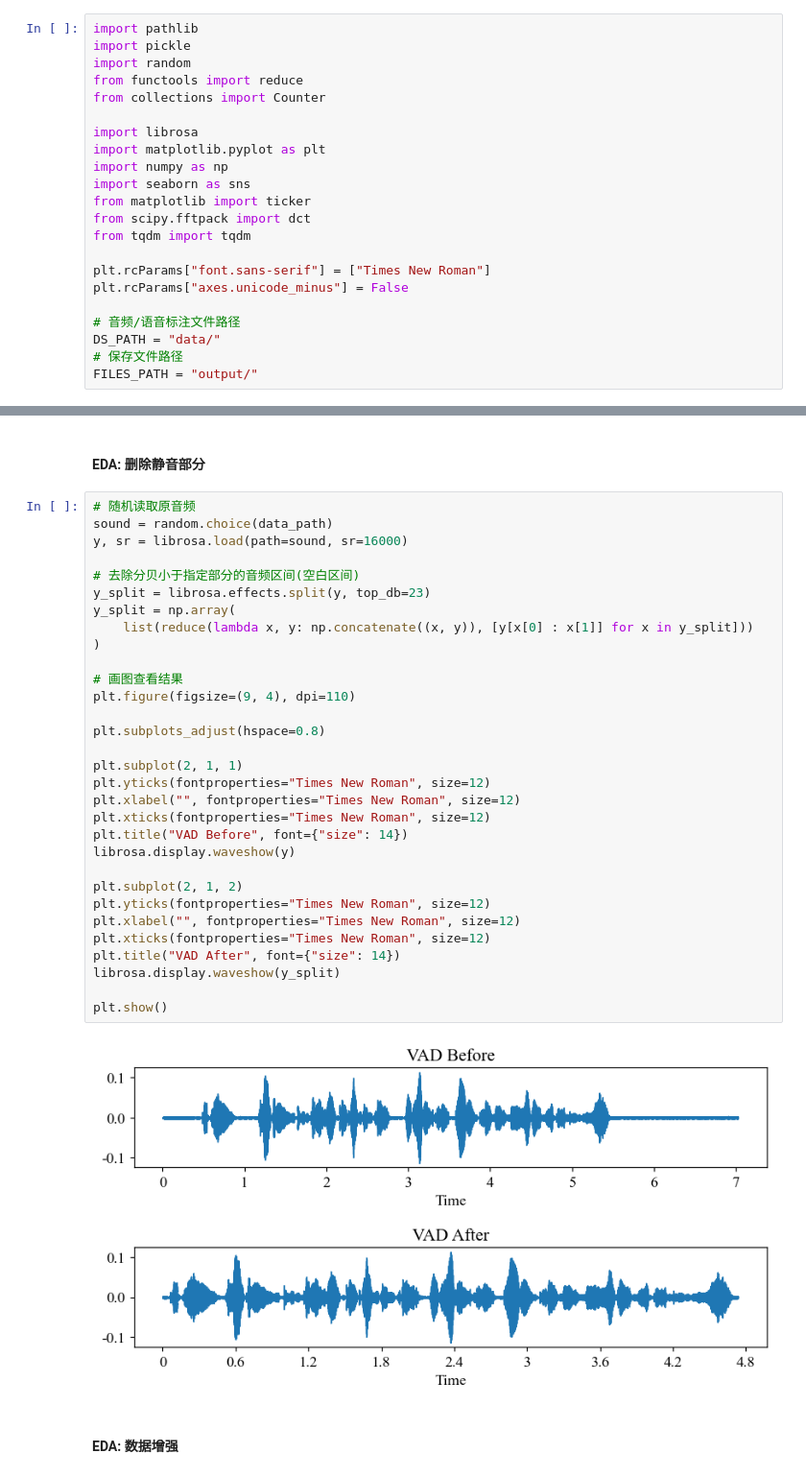
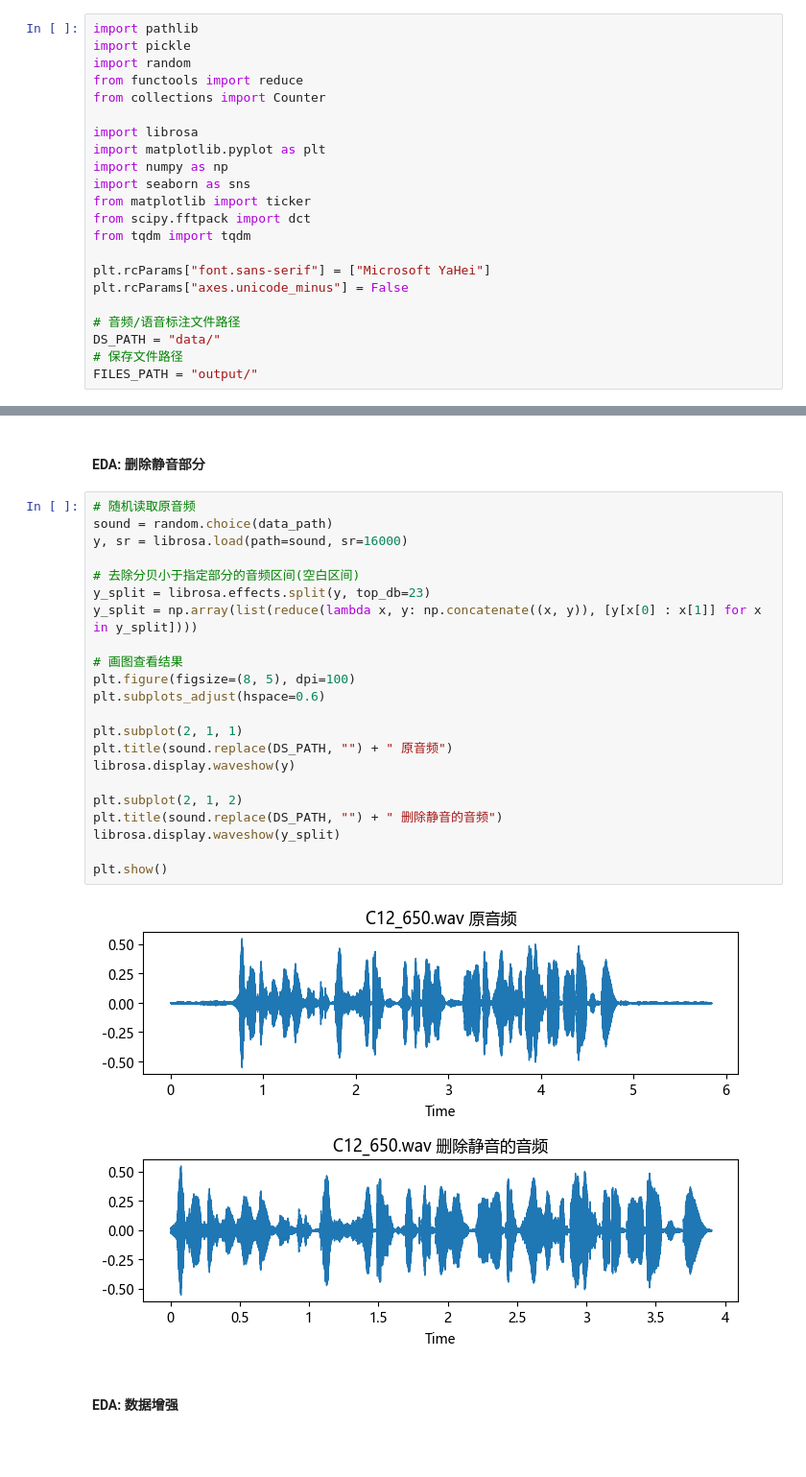
Before and after one commit to SzLeaves/asr-model-ctc, a Jupyter notebook: 1.data_handle.ipynb, the cells around one changed output, grey strips where cells are left out. Shown at 96% size. Cells and saved outputs as stored; diff of their text form; blank space fills up the shorter version.

```diff
--- a/1.data_handle.ipynb
+++ b/1.data_handle.ipynb
@@ -15,7 +15,7 @@ from matplotlib import ticker
 from scipy.fftpack import dct
 from tqdm import tqdm
 
-plt.rcParams["font.sans-serif"] = ["Times New Roman"]
+plt.rcParams["font.sans-serif"] = ["Microsoft YaHei"]
 plt.rcParams["axes.unicode_minus"] = False
 
 # 音频/语音标注文件路径
@@ -224,36 +220,27 @@ array([[-0.43349   , -0.17045997,  0.630262  , ..., -0.27985716,
 # %%
 # 随机读取原音频
 sound = random.choice(data_path)
 y, sr = librosa.load(path=sound, sr=16000)
 
 # 去除分贝小于指定部分的音频区间(空白区间)
 y_split = librosa.effects.split(y, top_db=23)
-y_split = np.array(
-    list(reduce(lambda x, y: np.concatenate((x, y)), [y[x[0] : x[1]] for x in y_split]))
-)
+y_split = np.array(list(reduce(lambda x, y: np.concatenate((x, y)), [y[x[0] : x[1]] for x in y_split])))
 
 # 画图查看结果
-plt.figure(figsize=(9, 4), dpi=110)
-
-plt.subplots_adjust(hspace=0.8)
+plt.figure(figsize=(8, 5), dpi=100)
+plt.subplots_adjust(hspace=0.6)
 
 plt.subplot(2, 1, 1)
-plt.yticks(fontproperties="Times New Roman", size=12)
-plt.xlabel("", fontproperties="Times New Roman", size=12)
-plt.xticks(fontproperties="Times New Roman", size=12)
-plt.title("VAD Before", font={"size": 14})
+plt.title(sound.replace(DS_PATH, "") + " 原音频")
 librosa.display.waveshow(y)
 
 plt.subplot(2, 1, 2)
-plt.yticks(fontproperties="Times New Roman", size=12)
-plt.xlabel("", fontproperties="Times New Roman", size=12)
-plt.xticks(fontproperties="Times New Roman", size=12)
-plt.title("VAD After", font={"size": 14})
+plt.title(sound.replace(DS_PATH, "") + " 删除静音的音频")
 librosa.display.waveshow(y_split)
 
 plt.show()
 # %% [output]
-[figure, old version]
+[figure, new version]
 # %% [markdown]
 #### EDA: 数据增强
 # %%
```
Also changed, not shown: parts of 13 cells of this notebook, 5 other files.
